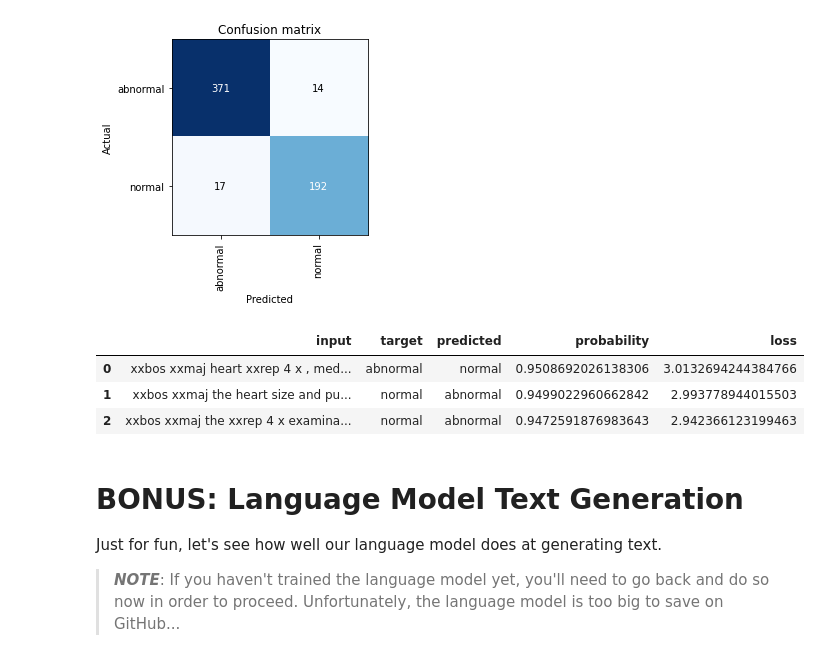
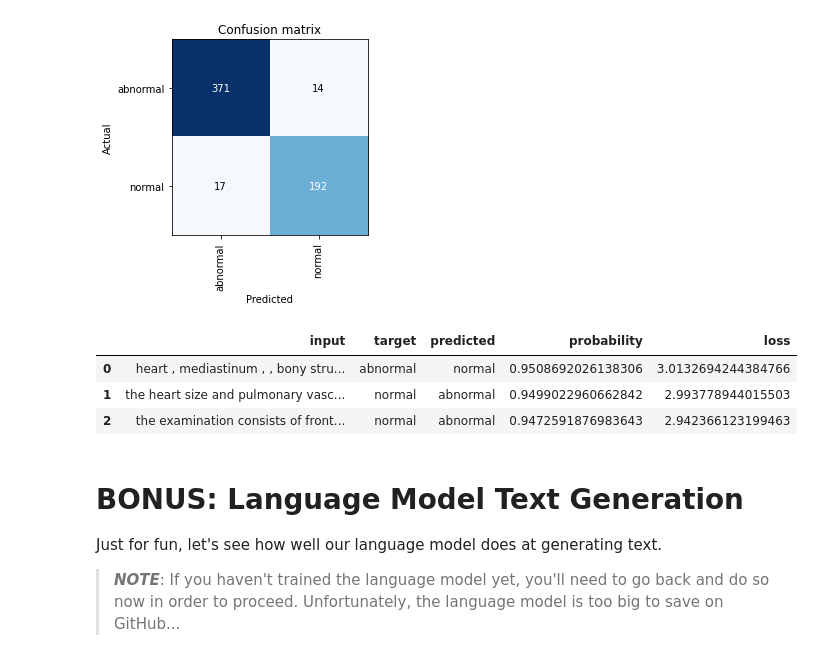
Before and after one commit to wfwiggins/RSNA-NLP-2020, a Jupyter notebook: Hands_on_NLP.ipynb, the cells around one changed output. Drawn from its saved outputs; the diff is of its cells as text; code cells hidden in the pictures.

Commit message:
suppress warnings and detokenize output from plot_top_losses

```diff
--- a/Hands_on_NLP.ipynb
+++ b/Hands_on_NLP.ipynb
@@ -424,18 +423,37 @@ interp.plot_confusion_matrix()
 # %%
 #@title **Analyzing the failures or "top losses"**
 
 #@markdown The _loss function_ gives us a numerical value telling us how far off the model's prediction is from the actual class.
 #@markdown The higher the loss, the more confused our model is.
 
 #@markdown Analyzing the top losses can help you understand why your model fails when it fails.
 #@markdown Here, we plot the top 3 losses for our test dataset.
 
+# By default, the `plot_top_losses` function with display the tokenized text.
+# The following two function definitions will remove special tokens to enhance readability.
+def detokenize(t):
+    spec_toks = "xxunk xxpad xxbos xxeos xxfld xxrep xxwrep xxup xxmaj 4 x".split()
+    return ' '.join([o for o in t.split() if o not in spec_toks])
+
+@typedispatch
+def plot_top_losses(x: TensorText, y:TensorCategory, samples, outs, raws, losses, trunc_at=150, **kwargs):
+    rows = get_empty_df(len(samples))
+    samples = L((s[0].truncate(trunc_at),*s[1:]) for s in samples)
+    for i,l in enumerate(['input', 'target']):
+        rows = [b.show(ctx=c, label=l, **kwargs) for b,c in zip(samples.itemgot(i),rows)]
+    outs = L(o + (TitledFloat(r.max().item()), TitledFloat(l.item())) for o,r,l in zip(outs, raws, losses))
+    for i,l in enumerate(['predicted', 'probability', 'loss']):
+        rows = [b.show(ctx=c, label=l, **kwargs) for b,c in zip(outs.itemgot(i),rows)]
+    df = pd.DataFrame(rows)
+    df['input'] = df['input'].apply(detokenize)
+    display_df(df)
+
 interp.plot_top_losses(3)
 # %% [output]
 |  | input | target | predicted | probability | loss |
-| 0 | xxbos xxmaj heart xxrep 4 x , med... | abnormal | normal | 0.9508692026138306 | 3.0132694244384766 |
-| 1 | xxbos xxmaj the heart size and pu... | normal | abnormal | 0.9499022960662842 | 2.993778944015503 |
-| 2 | xxbos xxmaj the xxrep 4 x examina... | normal | abnormal | 0.9472591876983643 | 2.942366123199463 |
+| 0 | heart , mediastinum , , bony stru... | abnormal | normal | 0.9508692026138306 | 3.0132694244384766 |
+| 1 | the heart size and pulmonary vasc... | normal | abnormal | 0.9499022960662842 | 2.993778944015503 |
+| 2 | the examination consists of front... | normal | abnormal | 0.9472591876983643 | 2.942366123199463 |
 # %% [markdown]
 # **BONUS:** Language Model Text Generation
 
```
Also changed, not shown: parts of 5 cells of this notebook.
